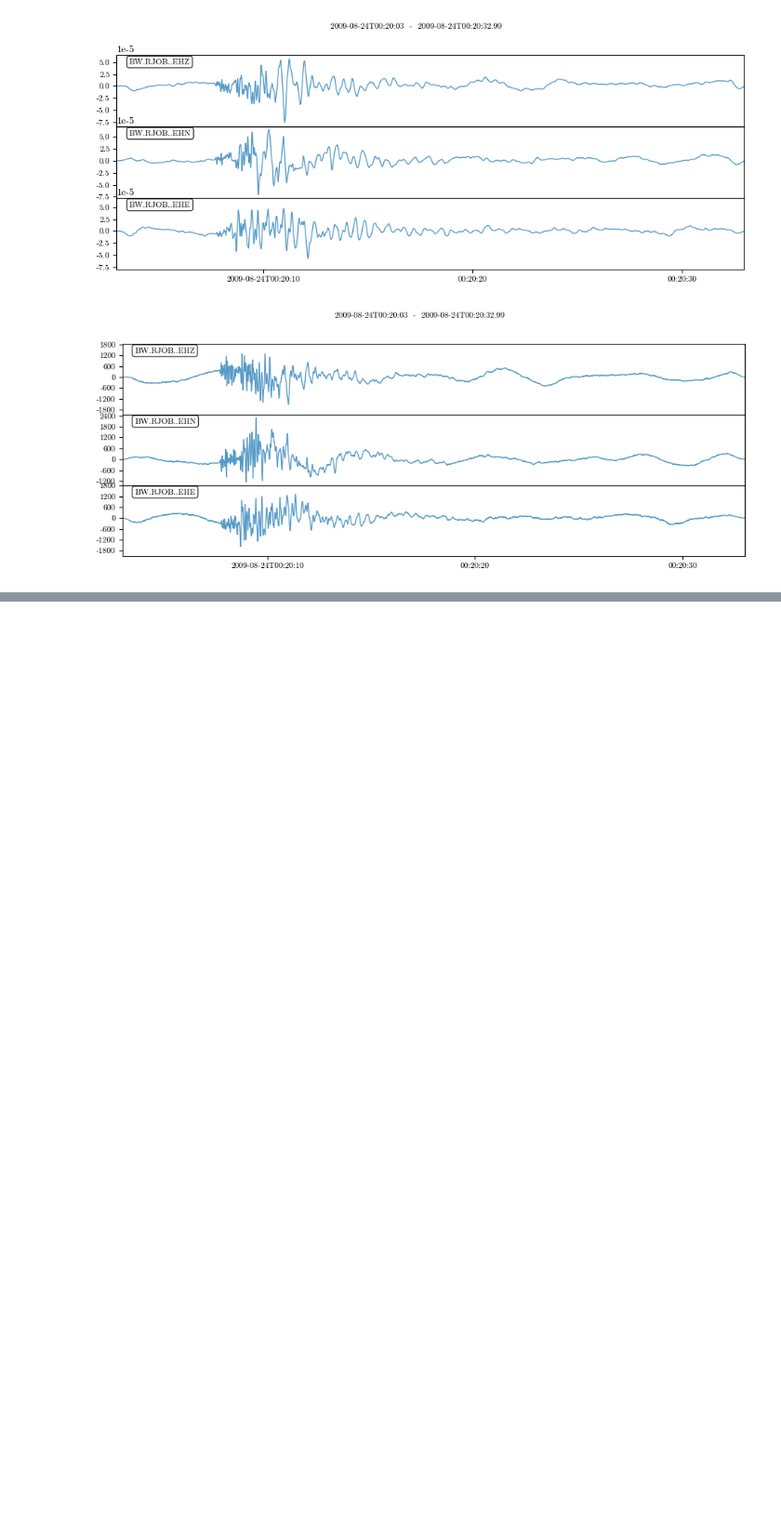
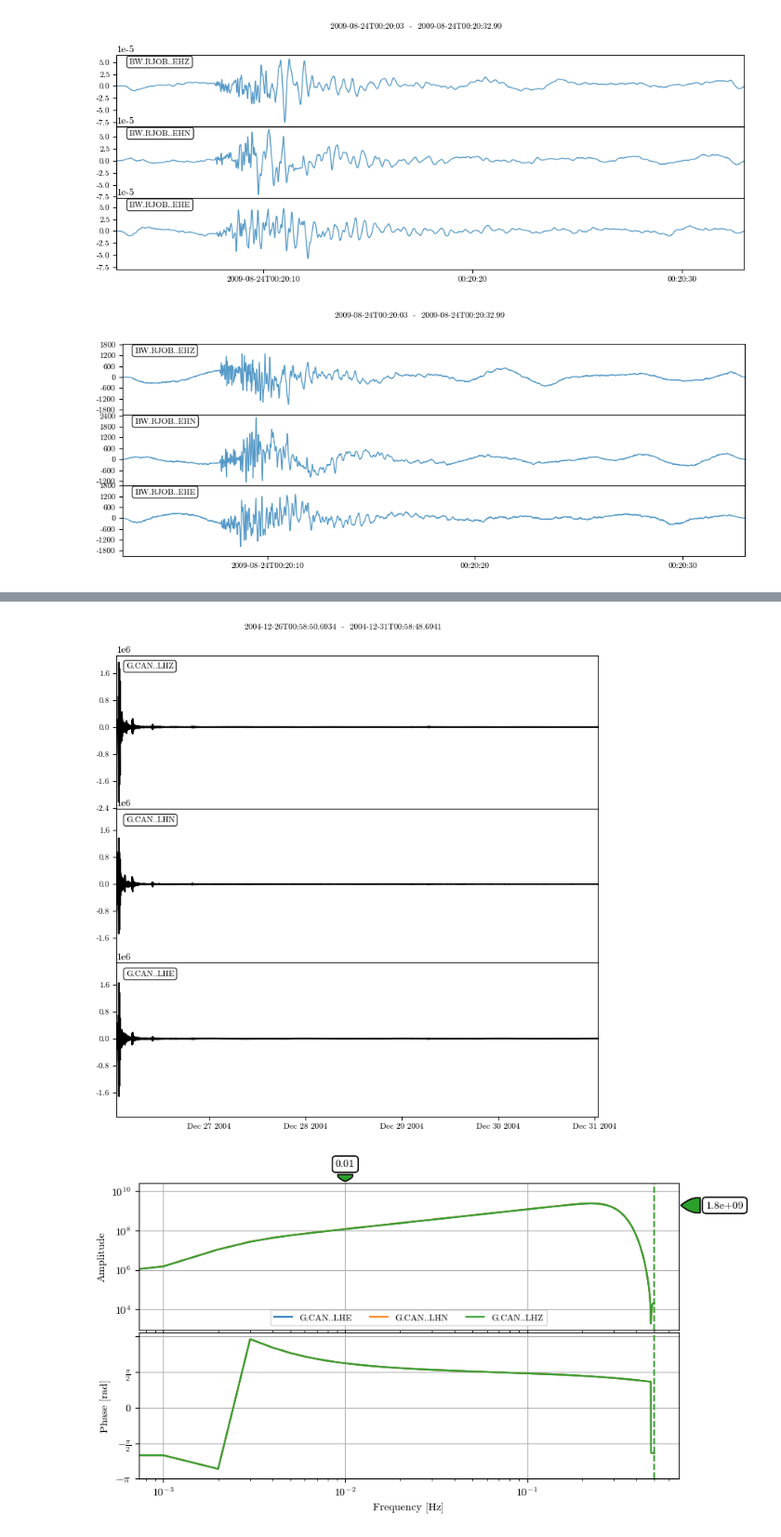
Before and after one commit to sssfeather/exerc, a Jupyter notebook: ipynb/ex_06_instruments_responses.ipynb, the cells around one changed output, grey strips where cells are left out. Shown at 93% size. Drawn from its saved outputs; the diff is of its cells as text; code cells hidden in the pictures; blank space fills up the shorter version.

```diff
--- a/ipynb/ex_06_instruments_responses.ipynb
+++ b/ipynb/ex_06_instruments_responses.ipynb
@@ -169,0 +188,23 @@ _ = st.plot(method="full", color="#5499C7", size=(1000,400), label="Convert Data
+# %%
+from obspy.clients.fdsn import Client
+from obspy import UTCDateTime
+
+otime = UTCDateTime(2004, 12, 26, 0, 58, 50)
+duration = 5 * 86400
+starttime = otime
+endtime = starttime + duration
+
+c = Client("IRIS")
+st = c.get_waveforms(network="G", station="CAN", location="", channel="LH*",
+                     starttime=starttime, endtime=endtime)
+
+inv = c.get_stations(network="G", station="CAN", location="", channel="LH*",
+                     starttime=starttime, endtime=endtime, level="response")
+st.plot()
+inv.plot_response(0.001, output="DISP")
+inv = inv.select(network="G", station="CAN", channel="LHZ")
+tr = st.select(component="Z").copy().remove_response(
+    inventory=inv, output="DISP", plot=True)[0]
+# %% [output]
+[figure, added]
+[figure, added]
```
Also changed, not shown: parts of 3 cells of this notebook, 16 other files.
